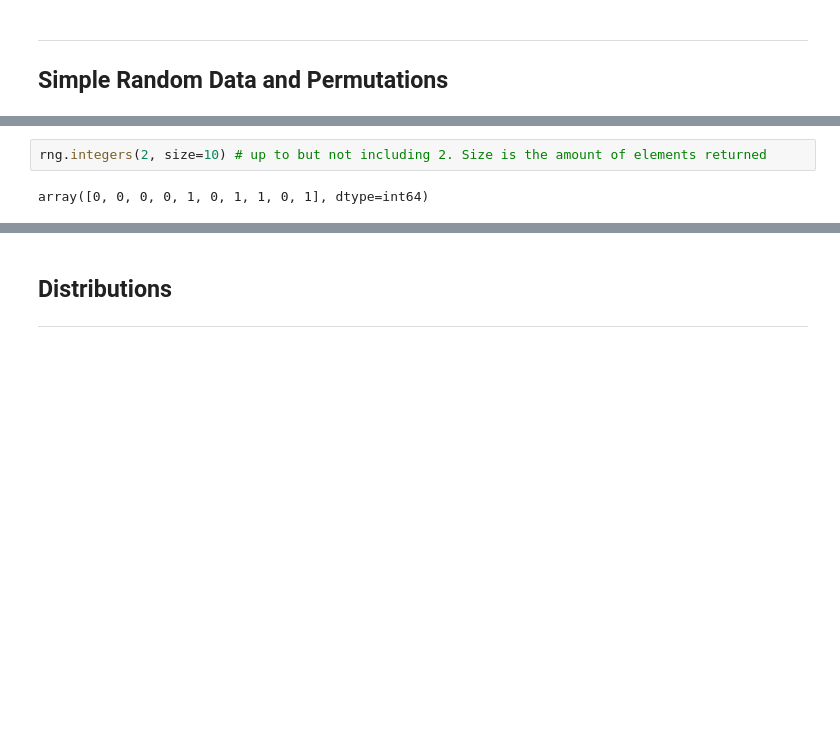
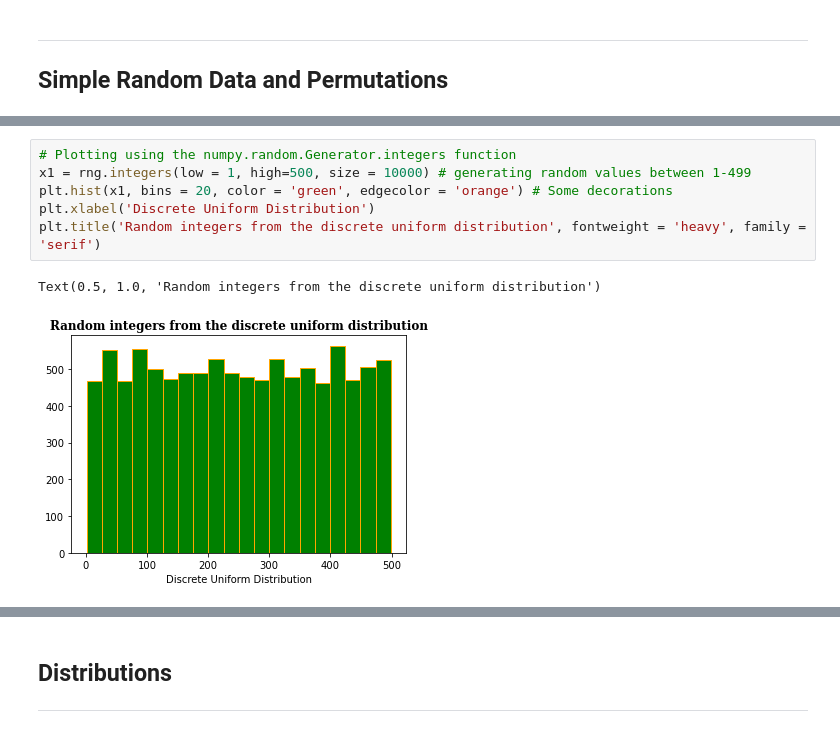
Before and after one commit to conor-mccaffrey/numpy_random, a Jupyter notebook: numpy_random.ipynb, the cells around one changed output, grey strips where cells are left out. Cells and saved outputs as stored; diff of their text form; blank space fills up the shorter version.

Commit message:
saving checkpoint, finished two functions

```diff
--- a/numpy_random.ipynb
+++ b/numpy_random.ipynb
@@ -76,4 +125,9 @@ rng = np.random.default_rng()
 # %%
-rng.integers(2, size=10) # up to but not including 2. Size is the amount of elements returned
+# Plotting using the numpy.random.Generator.integers function
+x1 = rng.integers(low = 1, high=500, size = 10000) # generating random values between 1-499
+plt.hist(x1, bins = 20, color = 'green', edgecolor = 'orange') # Some decorations
+plt.xlabel('Discrete Uniform Distribution')
+plt.title('Random integers from the discrete uniform distribution', fontweight = 'heavy', family = 'serif')
 # %% [output]
-array([0, 0, 0, 0, 1, 0, 1, 1, 0, 1], dtype=int64)
+Text(0.5, 1.0, 'Random integers from the discrete uniform distribution')
+[figure, added]
```
Also changed, not shown: parts of 16 cells of this notebook, 3 other files.
